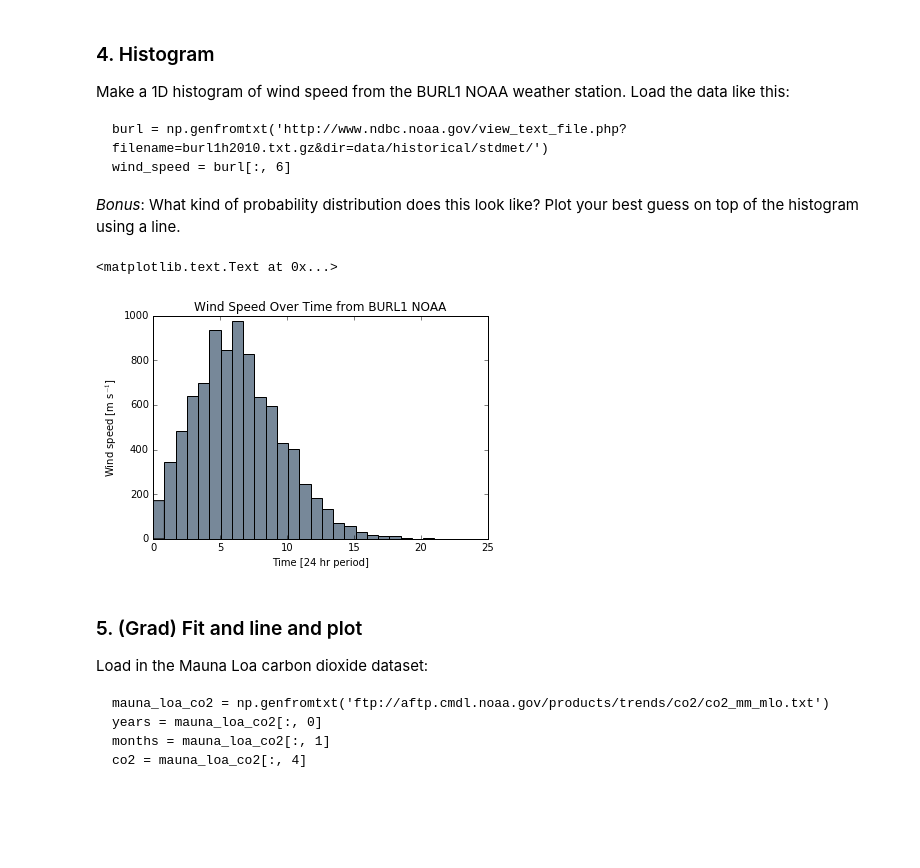
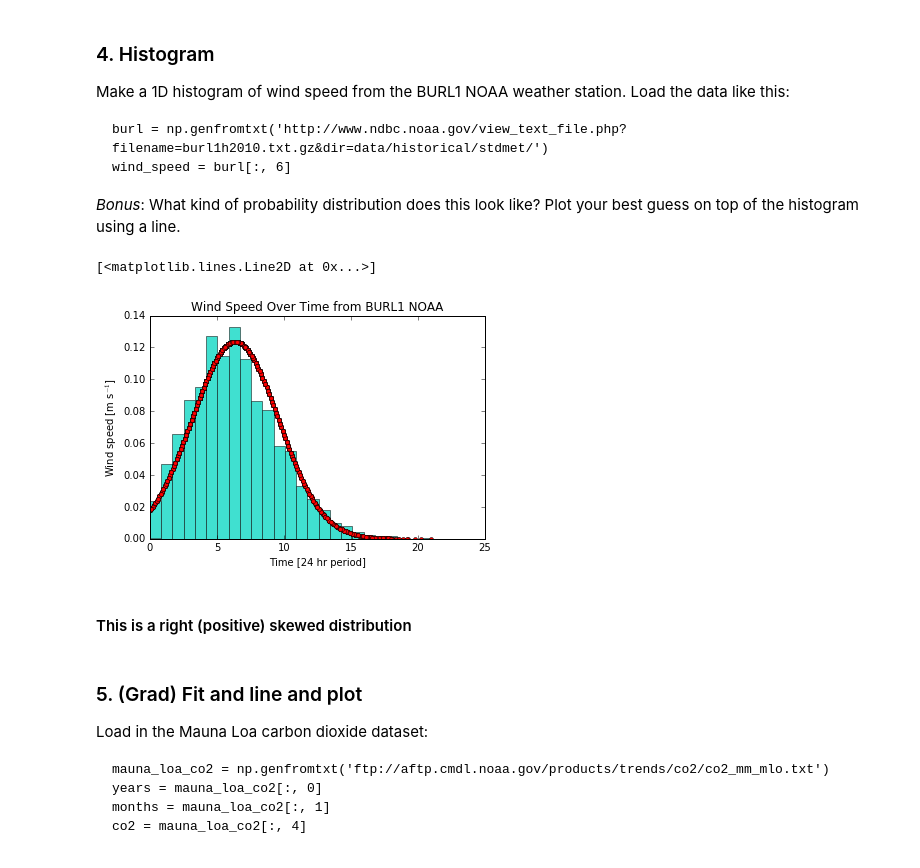
Before and after one commit to johntamu/python4geosciences-hw, a Jupyter notebook: hw04-solutions.ipynb, the cells around one changed output. Saved outputs shown, nothing was run; the diff lists cells and outputs as text; code cells hidden in the pictures; blank space fills up the shorter version.

```diff
--- a/hw04-solutions.ipynb
+++ b/hw04-solutions.ipynb
@@ -171,15 +233,19 @@ Make a 1D histogram of wind speed from the BURL1 NOAA weather station. Load the
 # %%
 burl = np.genfromtxt('http://www.ndbc.noaa.gov/view_text_file.php?filename=burl1h2010.txt.gz&dir=data/historical/stdmet/')
 wind_speed = burl[:, 6]
 
-plt.hist(wind_speed, bins=25, color='lightslategray', lw=1)
+plt.hist(wind_speed, normed=True, bins=25, color='turquoise', lw=0.5)
 plt.ylabel('Wind speed [m s$^{-1}$]') # LaTeX syntax for meters per second
 plt.xlabel('Time [24 hr period]')
 plt.title('Wind Speed Over Time from BURL1 NOAA')
+fit = stats.norm.pdf(wind_speed, np.mean(wind_speed), np.std(wind_speed))
+plt.plot(wind_speed,fit,'o', alpha=1, ms=4, color='red')
 # plt.show() Not necessary
 # %% [output]
-<matplotlib.text.Text at 0x...>
+[<matplotlib.lines.Line2D at 0x...>]
-[figure, old version]
+[figure, new version]
+# %% [markdown]
+#### This is a right (positive) skewed distribution
 # %% [markdown]
 ### 5. (Grad) Fit and line and plot
 
```
Also changed, not shown: parts of 12 cells of this notebook.
